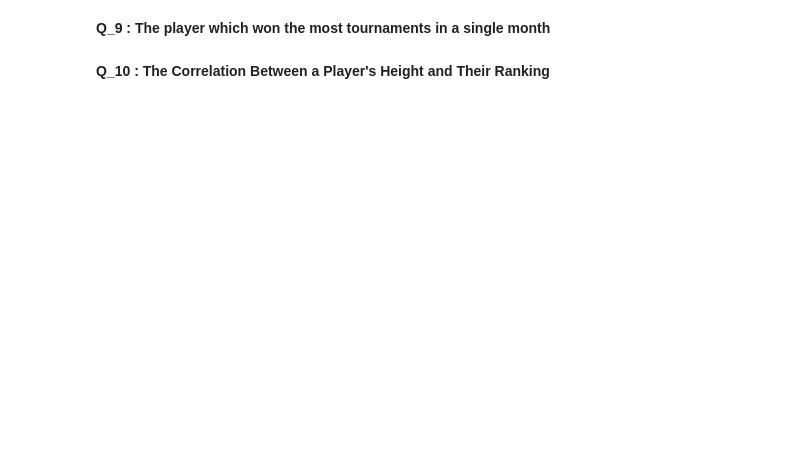
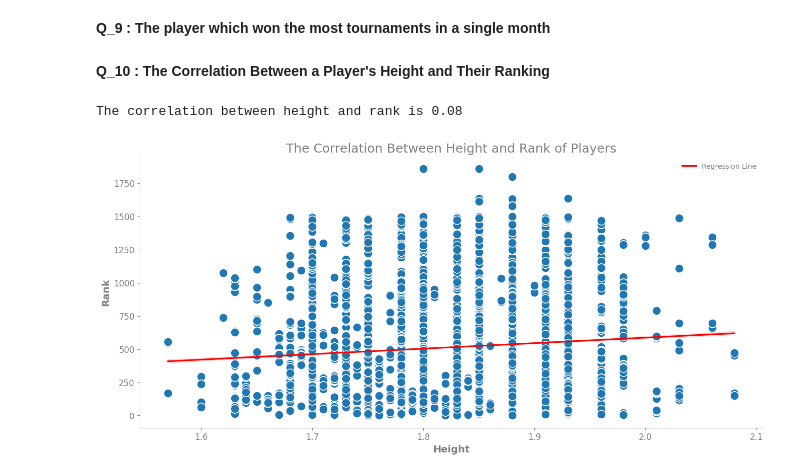
Before and after one commit to Alirezasmoradi/Tennis_PJ, a Jupyter notebook: tennis_project.ipynb, the cells around one changed output. Cells and saved outputs as stored; diff of their text form; code cells hidden in the pictures; blank space fills up the shorter version.

Commit message:
Question 10-17 completed(Except Q 11 & 16 because of data issues)

```diff
--- a/tennis_project.ipynb
+++ b/tennis_project.ipynb
@@ -483,4 +483,81 @@ The number of double faults in females is %2.13 more than males
 # %% [markdown]
 **Q_9 : The player which won the most tournaments in a single month**
+# %%
+match_dataframe["tourney_month"] = pd.to_datetime(match_dataframe["start_datetime" ]).dt.to_period('M')
+
+mounthly_winners = (match_dataframe
+    .groupby("tourney_month" , "winner_name")
+    .size()
+    .reset_index()
+    )
+
+best_winner = mounthly_winners.idxmax()
+print(f'The best mountly winner is {best_winner}')
 # %% [markdown]
 **Q_10 : The Correlation Between a Player's Height and Their Ranking**
+# %%
+match_dataframe_selected = match_dataframe.loc[: ,["name" , "height" , "current_rank", "player_id"]]
+
+match_dataframe_selected = match_dataframe_selected.dropna(subset=["height", "current_rank"])
+
+heigh_rank_correlation = match_dataframe_selected["height"].corr(match_dataframe_selected["current_rank"])
+print(f'The correlation between height and rank is {heigh_rank_correlation:.2f}')
+
+fig ,ax = plt.subplots(figsize = (16,7))
+
+
+sns.scatterplot(
+    data = match_dataframe_selected ,
+    x = "height" ,
+    y = "current_rank",
+
+    s = 150,
+    ax = ax
+)
+
+sns.regplot(
+    data = match_dataframe_selected ,
+     x = "height" ,
+     y = "current_rank",
+     color = "red",
+     scatter = False,
+     label = "Regression Line"
+
+)
+
+ax.spines[["right", "top"]].set_visible(False)
+
+ax.spines[["left", "bottom"]].set_color("gray")
+
+ax.tick_params(axis = "x" ,
+              colors = "gray",
+              labelsize = "large")
+
+ax.tick_params(axis = "y" ,
+              colors = "gray",
+              labelsize = "large")
+
+ax.set_title("The Correlation Between Height and Rank of Players" ,
+    fontsize = 18 ,
+    color = "gray" ,
+    )
+
+ax.set_xlabel("Height" , color = "gray",
+                            weight = "bold",
+                            fontsize = 14
+                            )
+
+ax.set_ylabel("Rank" , color = "gray",
+                            weight = "bold",
+                            fontsize = 14)
+
+legend = plt.legend(
+    frameon = False)
+for text in legend.get_texts():
+    text.set_color("gray")
+
+
+plt.show()
+# %% [output]
+The correlation between height and rank is 0.08
+[figure, added]
```
Also changed, not shown: parts of 15 cells of this notebook.
